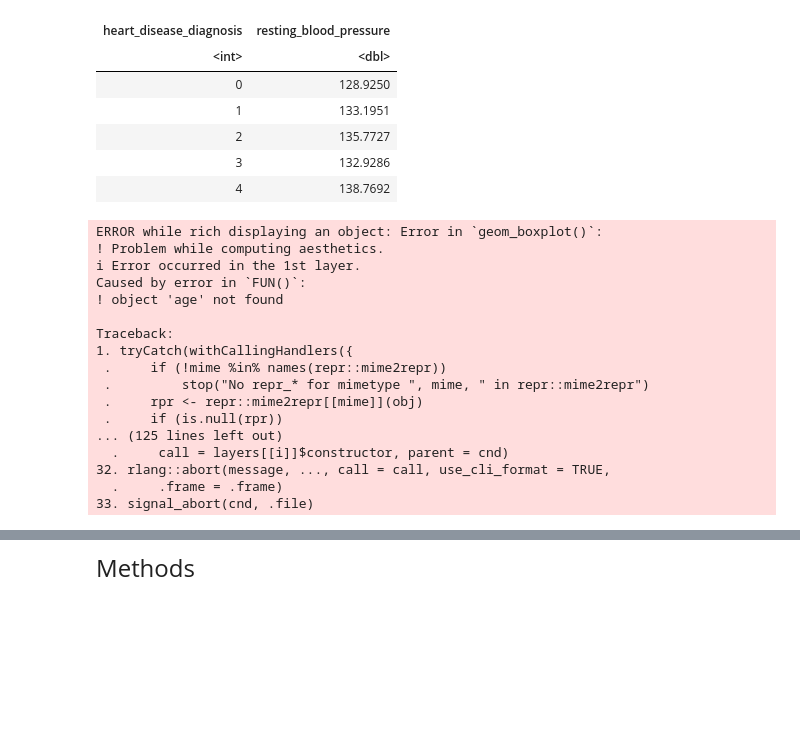
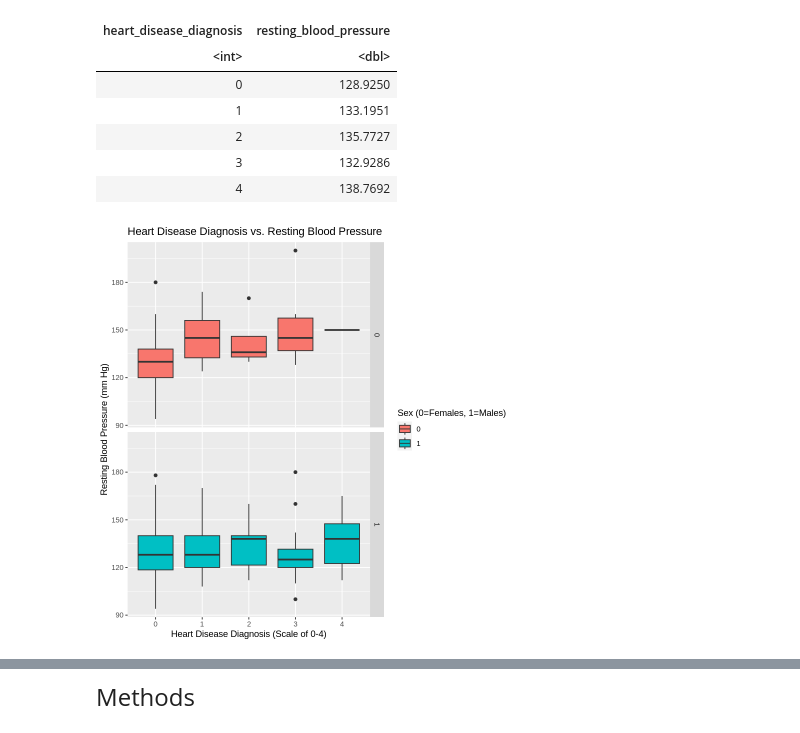
Before and after one commit to ck2671/dsci-100-2022w2-group-35, a Jupyter notebook: Heart Disease Project.ipynb, the cells around one changed output, grey strips where cells are left out. Saved outputs shown, nothing was run; the diff lists cells and outputs as text; code cells hidden in the pictures; blank space fills up the shorter version.

Commit message:
Fixed some errors

```diff
--- a/Heart Disease Project.ipynb
+++ b/Heart Disease Project.ipynb
@@ -162,34 +155,18 @@ A tibble: 5 × 2
 # %%
 #Graph 1:
 #Plot of heart disease diagnosis on a scale of 0-4 versus resting blood pressure (mm Hg) in men and women.
 #The graph shows that heart disease diagnosis level has a weak positive correlation with resting blood pressure for
 #both male (1) and female (0).
 #An increase in the heart disease diagnosis level correlates to a slight increase in resting blood pressure amount.
 #There is a stronger relationship between heart disease diagnosis and resting blood pressure for males, but also
 #more outliers in the data.
 plot_heart_disease_vs_resting_blood_pressure <- heart_train_selected |>
                             mutate(heart_disease_diagnosis = as.factor(heart_disease_diagnosis)) |>
                             mutate(sex = as.factor(sex)) |>
-                            ggplot(aes(x=heart_disease_diagnosis, y=age, fill=sex)) +
+                            ggplot(aes(x=heart_disease_diagnosis, y=resting_blood_pressure, fill=sex)) +
                                  geom_boxplot() +
                                  labs(x="Heart Disease Diagnosis (Scale of 0-4)", y="Resting Blood Pressure (mm Hg)", fill= "Sex (0=Females, 1=Males)", title="Heart Disease Diagnosis vs. Resting Blood Pressure", )+
                             facet_grid(sex~.)
 plot_heart_disease_vs_resting_blood_pressure
 # %% [output]
-ERROR while rich displaying an object: Error in `geom_boxplot()`:
-! Problem while computing aesthetics.
-ℹ Error occurred in the 1st layer.
-Caused by error in `FUN()`:
-! object 'age' not found
-
-Traceback:
-1. tryCatch(withCallingHandlers({
- .     if (!mime %in% names(repr::mime2repr))
- .         stop("No repr_* for mimetype ", mime, " in repr::mime2repr")
- .     rpr <- repr::mime2repr[[mime]](obj)
- .     if (is.null(rpr))
-... (125 lines left out)
-  .     call = layers[[i]]$constructor, parent = cnd)
-32. rlang::abort(message, ..., call = call, use_cli_format = TRUE,
-  .     .frame = .frame)
-33. signal_abort(cnd, .file)
+[figure, added]
```
Also changed, not shown: parts of 13 cells of this notebook.
